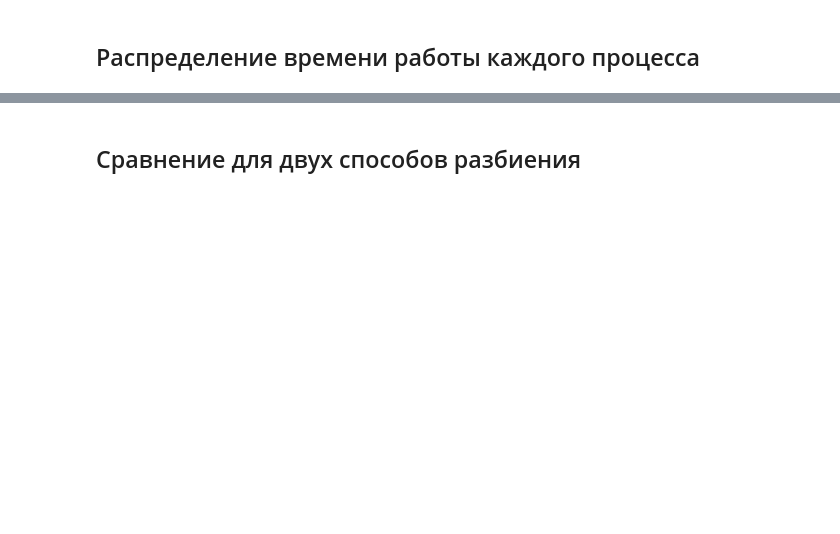
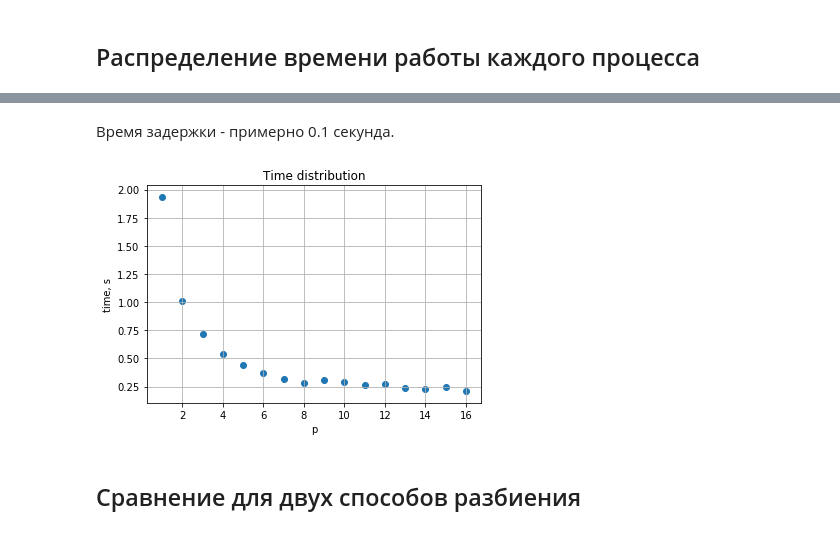
Before and after one commit to alekseik1/md_bash_course, a Jupyter notebook: hw1/pi/analyzer.ipynb, the cells around one changed output, grey strips where cells are left out. Drawn from its saved outputs; the diff is of its cells as text; code cells hidden in the pictures; blank space fills up the shorter version.

Commit message:
pi: more data dots pi: 'Time from p' graph for c)

```diff
--- a/hw1/pi/analyzer.ipynb
+++ b/hw1/pi/analyzer.ipynb
@@ -142,3 +142,13 @@ plt.savefig('delay_histogram.png', dpi=120)
+# %% [markdown]
+Время задержки - примерно 0.1 секунда.
+# %%
+plt.xlabel('p')
+plt.ylabel('time, s')
+plt.scatter(df_all['p'].unique(), [df_all.loc[df_all.p == p,'time'].mean() for p in df_all.p.unique()])
+plt.title('Time distribution')
+plt.grid()
+# %% [output]
+[figure, added]
 # %% [markdown]
 ## Сравнение для двух способов разбиения
 # %%
```
Also changed, not shown: parts of 6 cells of this notebook, 51 other files.
